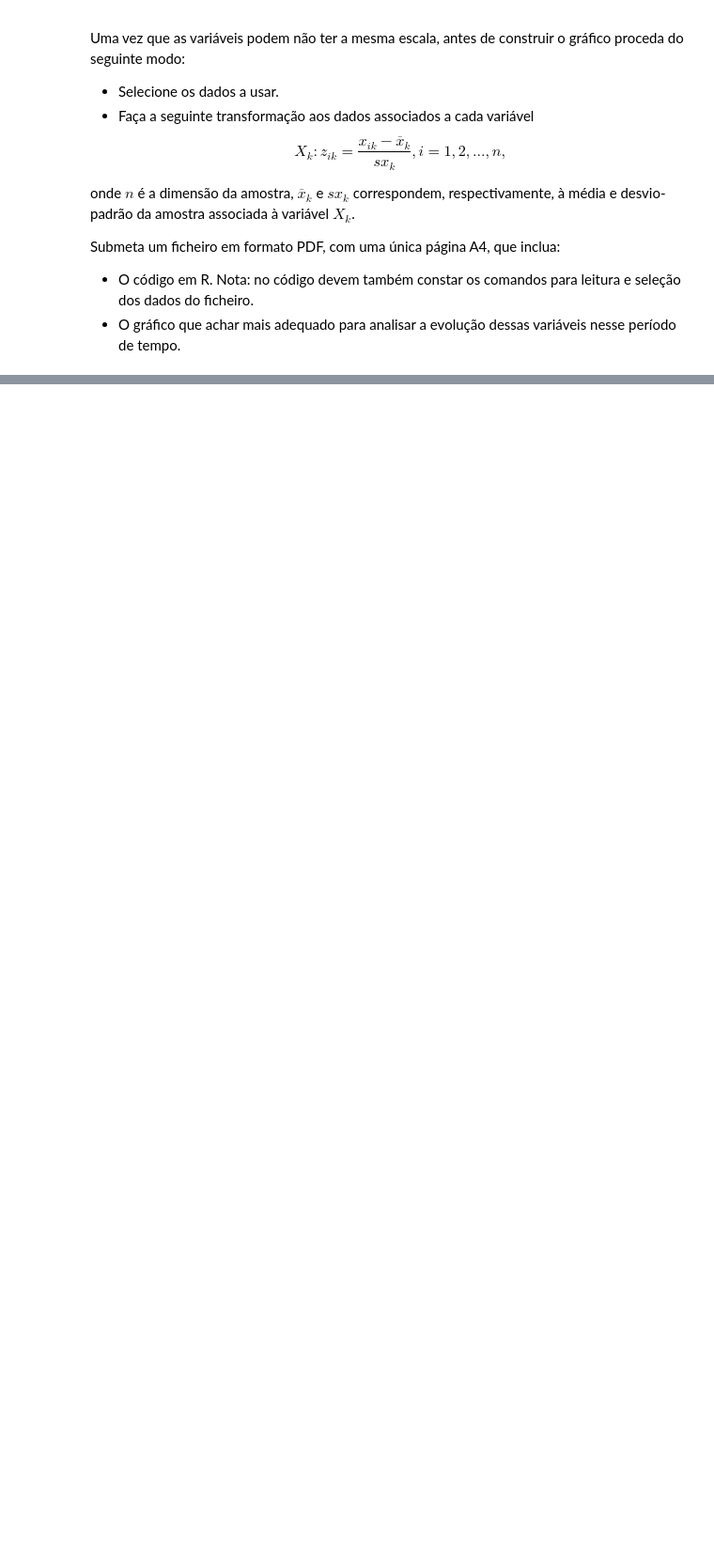
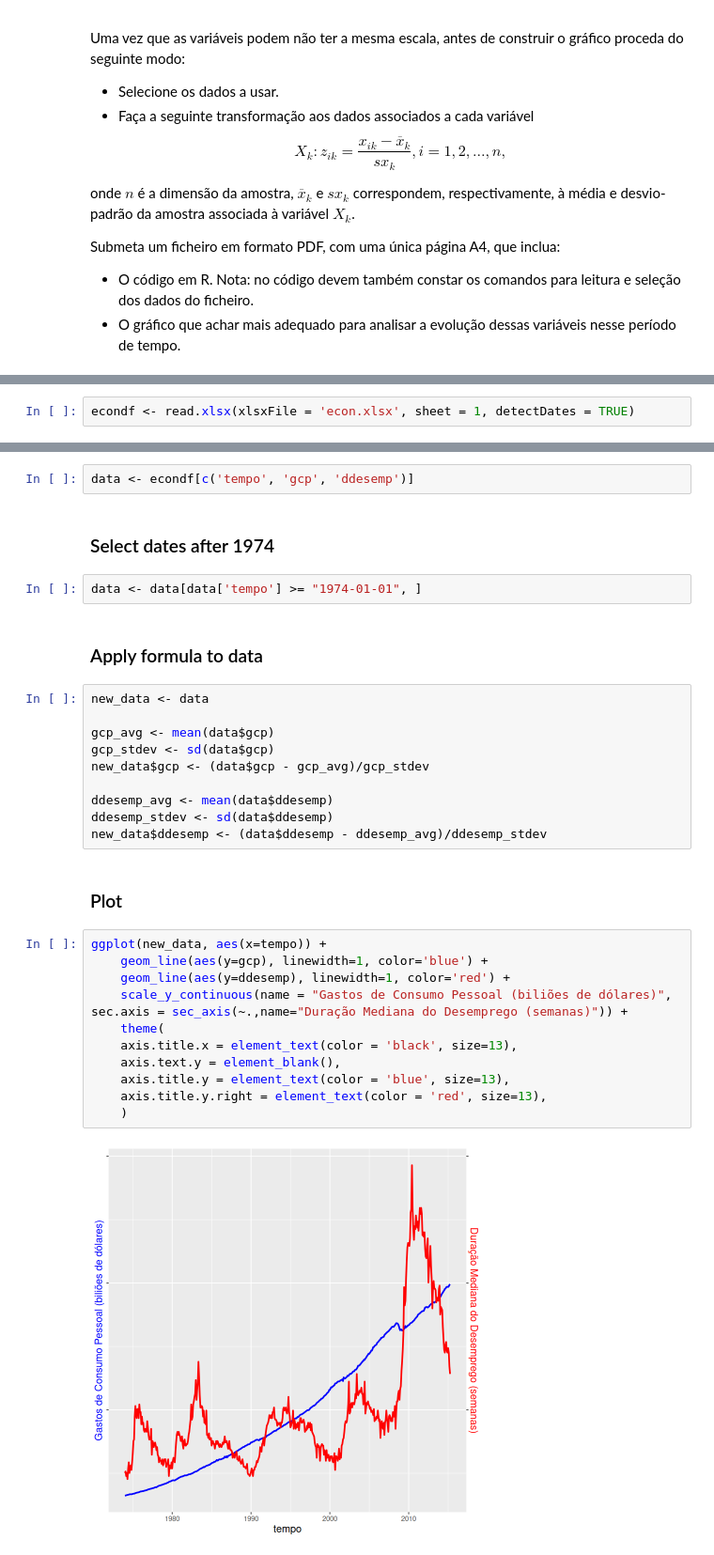
Before and after one commit to goncrust/PE-proj, a Jupyter notebook: goncalo/1/ex1.ipynb, the cells around one changed output, grey strips where cells are left out. Shown at 94% size. Saved outputs shown, nothing was run; the diff lists cells and outputs as text; blank space fills up the shorter version.

```diff
--- a/goncalo/1/ex1.ipynb
+++ b/goncalo/1/ex1.ipynb
@@ -17,0 +27,2 @@ Submeta um ficheiro em formato PDF, com uma única página A4, que inclua:
+# %%
+econdf <- read.xlsx(xlsxFile = 'econ.xlsx', sheet = 1, detectDates = TRUE)
@@ -17,0 +31,33 @@ Submeta um ficheiro em formato PDF, com uma única página A4, que inclua:
+# %%
+data <- econdf[c('tempo', 'gcp', 'ddesemp')]
+# %% [markdown]
+### Select dates after 1974
+# %%
+data <- data[data['tempo'] >= "1974-01-01", ]
+# %% [markdown]
+### Apply formula to data
+# %%
+new_data <- data
+
+gcp_avg <- mean(data$gcp)
+gcp_stdev <- sd(data$gcp)
+new_data$gcp <- (data$gcp - gcp_avg)/gcp_stdev
+
+ddesemp_avg <- mean(data$ddesemp)
+ddesemp_stdev <- sd(data$ddesemp)
+new_data$ddesemp <- (data$ddesemp - ddesemp_avg)/ddesemp_stdev
+# %% [markdown]
+### Plot
+# %%
+ggplot(new_data, aes(x=tempo)) +
+    geom_line(aes(y=gcp), linewidth=1, color='blue') +
+    geom_line(aes(y=ddesemp), linewidth=1, color='red') +
+    scale_y_continuous(name = "Gastos de Consumo Pessoal (biliões de dólares)", sec.axis = sec_axis(~.,name="Duração Mediana do Desemprego (semanas)")) +
+    theme(
+    axis.title.x = element_text(color = 'black', size=13),
+    axis.text.y = element_blank(),
+    axis.title.y = element_text(color = 'blue', size=13),
+    axis.title.y.right = element_text(color = 'red', size=13),
+    )
+# %% [output]
+[figure, added]
```
Also changed, not shown: parts of 5 cells of this notebook.
